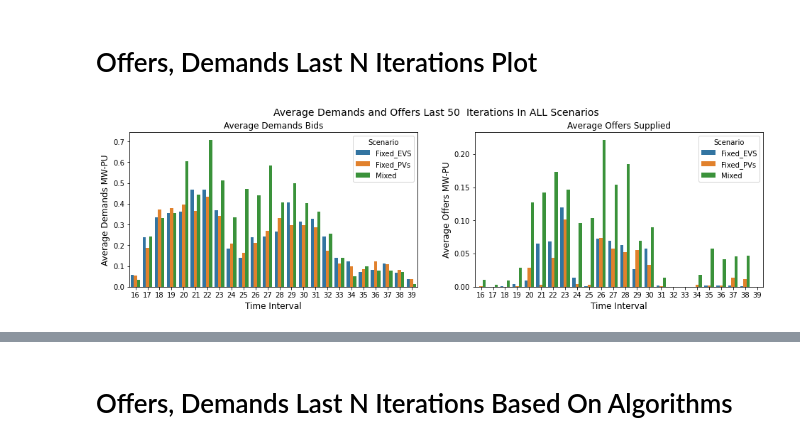
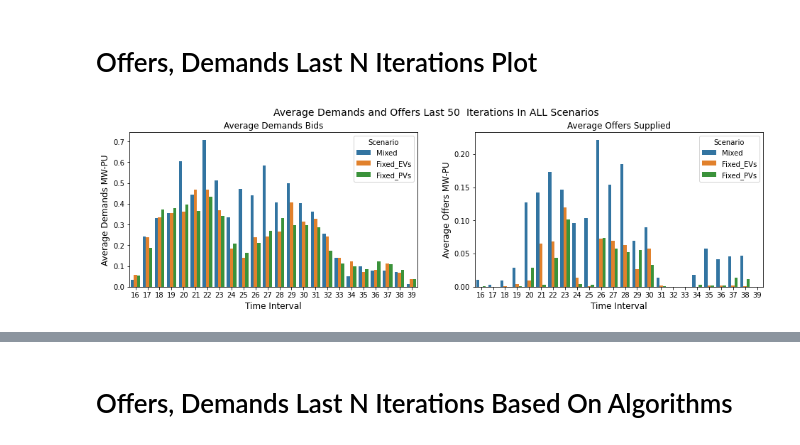
Before and after one commit to alirezakfz/PyomoModels, a Jupyter notebook: 08_SEST2022_DA_EQ/Results3/Plot/Journal_Diagonalization_V01.ipynb, the cells around one changed output, grey strips where cells are left out. Saved outputs shown, nothing was run; the diff lists cells and outputs as text; code cells hidden in the pictures.

```diff
--- a/08_SEST2022_DA_EQ/Results3/Plot/Journal_Diagonalization_V01.ipynb
+++ b/08_SEST2022_DA_EQ/Results3/Plot/Journal_Diagonalization_V01.ipynb
@@ -36,7 +36,7 @@ df_all = [df_diag_mixed, df_diag_PVs, df_diag_EVs,
 
 algo_list = ["Diag", "AHE", "FP", "SFP"]
 
-scen_list = ["Mixed", "Fixed_EVS", "Fixed_PVs"]
+scen_list = ["Mixed", "Fixed_EVs", "Fixed_PVs"]
 
 #****************************************************
 offer_dict = dict()
@@ -111,36 +111,43 @@ for df in df_all:
     for i in range(len(temp_offer)):
         demand.append(temp_demand[i])
         offer.append(temp_offer[i])
         scenario.append(scen_list[counter%3])
         time.append(count)
         count+=1
     counter+=1
     if counter % 3 == 0:
         counter_scen+=1
 
 # Create Dataframe from listed Values
 df_demand = pd.DataFrame({'Demands':demand,  'Scenario':scenario, 'Time':time})
 df_offer = pd.DataFrame({"Offer":offer, 'Scenario':scenario, 'Time':time})
 
 # Slice Dataframe for different plots
 
 fig, axes = plt.subplots(1, 2, figsize=(16, 4))
 
+order = ['Mixed', 'Fixed_EVs', 'Fixed_PVs']
+
 sns.barplot(data= df_demand.groupby(['Time', 'Scenario']).mean().reset_index(),
-            x='Time', y='Demands', hue='Scenario' , ax=axes[0])
+            x='Time', y='Demands', hue='Scenario' , hue_order=order, ax=axes[0])
 axes[0].set_title("Average Demands Bids", fontsize=12)
 axes[0].set_xlabel('Time Interval',fontsize=12);
 axes[0].set_ylabel('Average Demands MW-PU',fontsize=12);
 
 sns.barplot(data= df_offer.groupby(['Time', 'Scenario']).mean().reset_index(),
-            x='Time', y='Offer', hue='Scenario' , ax=axes[1])
+            x='Time', y='Offer', hue='Scenario' , hue_order=order, ax=axes[1])
 axes[1].set_title("Average Offers Supplied", fontsize=12)
 axes[1].set_xlabel('Time Interval',fontsize=12);
 axes[1].set_ylabel('Average Offers MW-PU',fontsize=12);
 
 fig.suptitle('Average Demands and Offers Last %d  Iterations In ALL Scenarios'%last_iterations, fontsize=14, y=1.);
+
+for ax in axes.flatten():
+    ax.set_rasterized(True)
+
+fig.savefig("Figures/Diag_Figures/Average_Demands_Offers_Time_Slot.png", bbox_inches= 'tight')
 # %% [output]
-[figure, old version]
+[figure, new version]
 # %%
 counter = 0
 counter_scen=0
```
Also changed, not shown: parts of 5 cells of this notebook, 17 other files.
